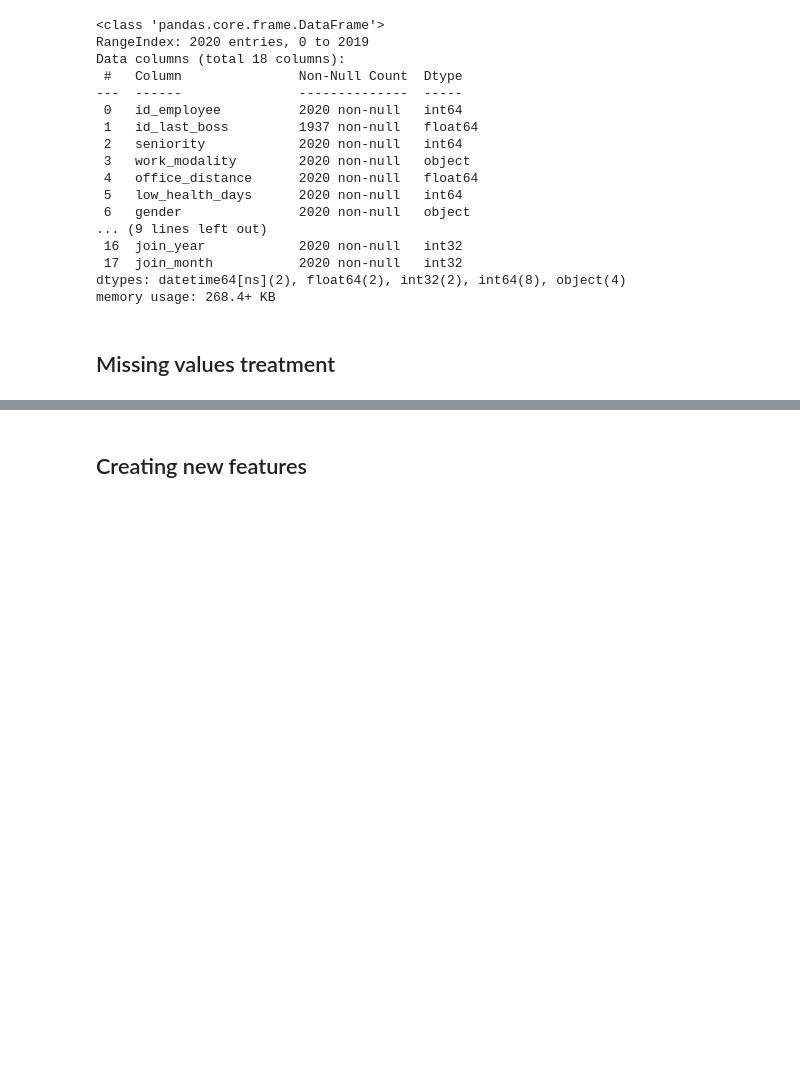
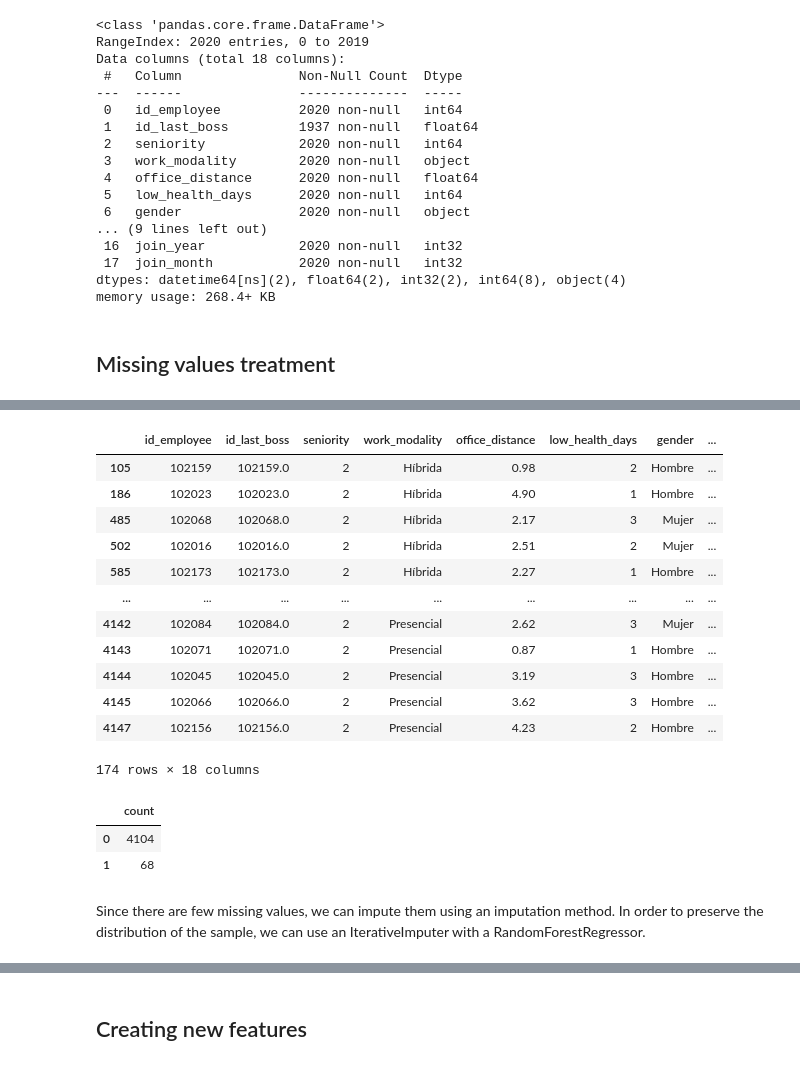
Before and after one commit to Wiferpagri/High-Performance-Employee-Resign-Prediction, a Jupyter notebook: notebooks/1.0-wfp-etl-process.ipynb, the cells around one changed output, grey strips where cells are left out. Drawn from its saved outputs; the diff is of its cells as text; code cells hidden in the pictures; blank space fills up the shorter version.

```diff
--- a/notebooks/1.0-wfp-etl-process.ipynb
+++ b/notebooks/1.0-wfp-etl-process.ipynb
@@ -358,0 +338,28 @@ expanded_df = pd.merge(concat_df, concat_df, how='left',
+# %%
+concat_df['id_last_boss'].fillna(concat_df['id_employee'], inplace=True)
+# %%
+concat_df[concat_df['seniority'] == 2]
+# %% [output]
+|  | id_employee | id_last_boss | seniority | work_modality | office_distance | low_health_days | gender | ... |
+| 105 | 102159 | 102159.0 | 2 | Híbrida | 0.98 | 2 | Hombre | ... |
+| 186 | 102023 | 102023.0 | 2 | Híbrida | 4.90 | 1 | Hombre | ... |
+| 485 | 102068 | 102068.0 | 2 | Híbrida | 2.17 | 3 | Mujer | ... |
+| 502 | 102016 | 102016.0 | 2 | Híbrida | 2.51 | 2 | Mujer | ... |
+| 585 | 102173 | 102173.0 | 2 | Híbrida | 2.27 | 1 | Hombre | ... |
+| ... | ... | ... | ... | ... | ... | ... | ... | ... |
+| 4142 | 102084 | 102084.0 | 2 | Presencial | 2.62 | 3 | Mujer | ... |
+| 4143 | 102071 | 102071.0 | 2 | Presencial | 0.87 | 1 | Hombre | ... |
+| 4144 | 102045 | 102045.0 | 2 | Presencial | 3.19 | 3 | Hombre | ... |
+| 4145 | 102066 | 102066.0 | 2 | Presencial | 3.62 | 3 | Hombre | ... |
+| 4147 | 102156 | 102156.0 | 2 | Presencial | 4.23 | 2 | Hombre | ... |
+174 rows × 18 columns
+# %%
+# Checking null values per row again
+
+concat_df.isna().sum(axis=1).value_counts().to_frame()
+# %% [output]
+|  | count |
+| 0 | 4104 |
+| 1 | 68 |
+# %% [markdown]
+Since there are few missing values, we can impute them using an imputation method. In order to preserve the distribution of the sample, we can use an IterativeImputer with a RandomForestRegressor.
```
Also changed, not shown: parts of 54 cells of this notebook, 2 other files.
